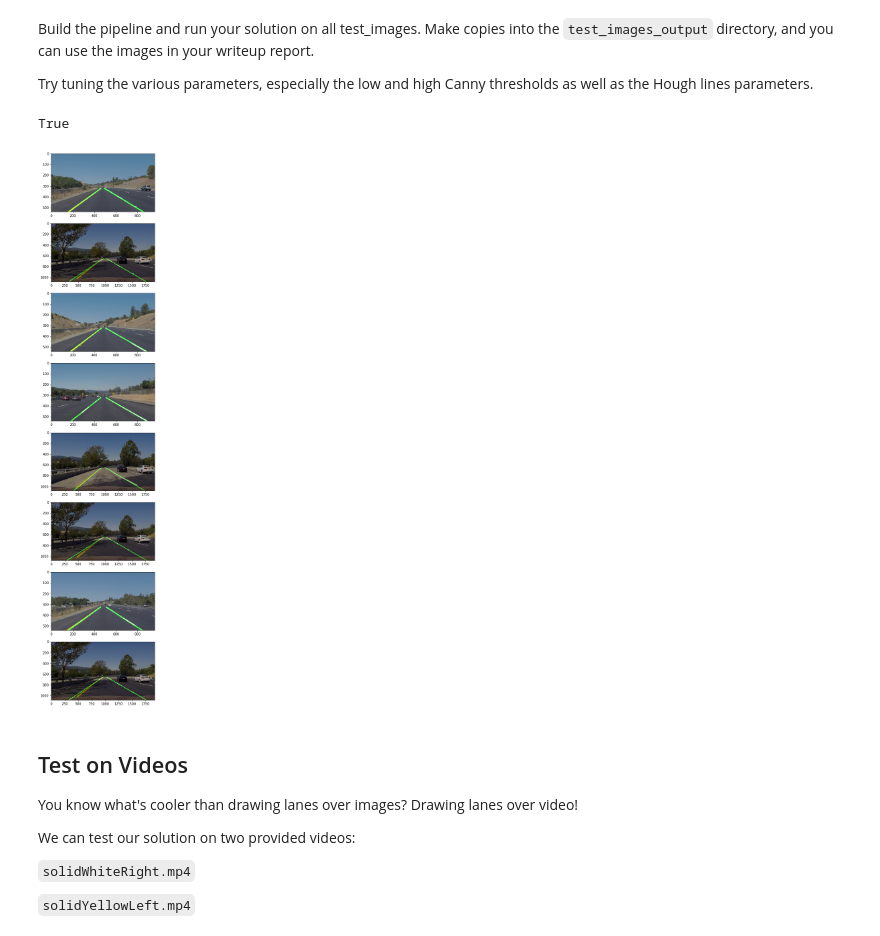
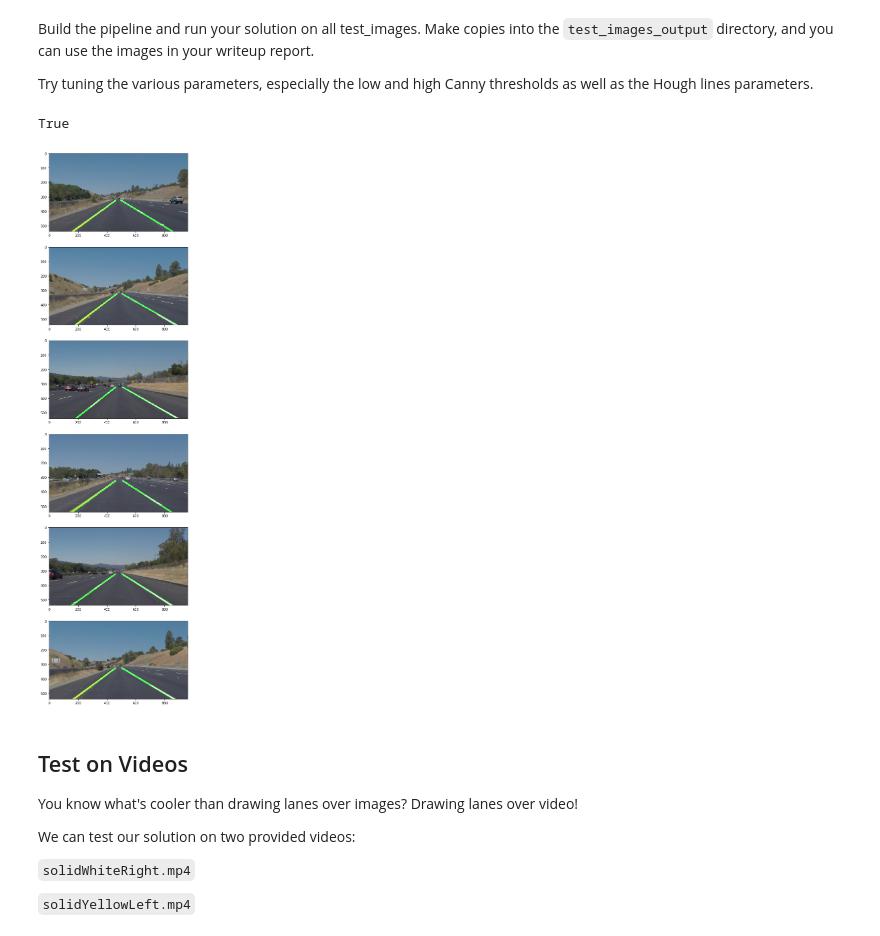
Before and after one commit to PedroHRPBS/CarND-LaneLines-P1, a Jupyter notebook: P1.ipynb, the cells around one changed output. Saved outputs shown, nothing was run; the diff lists cells and outputs as text; code cells hidden in the pictures.

```diff
--- a/P1.ipynb
+++ b/P1.ipynb
@@ -288,26 +285,26 @@ def pipeline(img):
 # %%
 raw_imgs = os.listdir("test_images/")
 image = []
-num_img = 8
+num_img = 6
 for i in range(0, num_img):
     image.append(mpimg.imread('test_images/'+raw_imgs[i]))
 
 fig=plt.figure(figsize=(30, 30))
 img_lanes = []
 for i in range(0, num_img):
     fig.add_subplot(num_img, 1, i+1)
     img_lanes.append(pipeline(image[i]))
     plt.imshow(img_lanes[i])
 
 cv2.imwrite("test_images_output/solidYellowCurve_lanes_highlight.jpg", cv2.cvtColor(img_lanes[0], cv2.COLOR_RGB2BGR))
-cv2.imwrite("test_images_output/whiteCarLaneSwitch_lanes_highlight.jpg", img_lanes[1])
-cv2.imwrite("test_images_output/solidWhiteCurve_lanes_highlight.jpg", img_lanes[2])
-cv2.imwrite("test_images_output/solidYellowLeft_lanes_highlight.jpg", img_lanes[3])
-cv2.imwrite("test_images_output/solidWhiteRight_lanes_highlight.jpg", img_lanes[4])
-cv2.imwrite("test_images_output/solidYellowCurve2_lanes_highlight.jpg", img_lanes[5])
+cv2.imwrite("test_images_output/whiteCarLaneSwitch_lanes_highlight.jpg", cv2.cvtColor(img_lanes[1], cv2.COLOR_RGB2BGR))
+cv2.imwrite("test_images_output/solidWhiteCurve_lanes_highlight.jpg", cv2.cvtColor(img_lanes[2], cv2.COLOR_RGB2BGR))
+cv2.imwrite("test_images_output/solidYellowLeft_lanes_highlight.jpg", cv2.cvtColor(img_lanes[3], cv2.COLOR_RGB2BGR))
+cv2.imwrite("test_images_output/solidWhiteRight_lanes_highlight.jpg", cv2.cvtColor(img_lanes[4], cv2.COLOR_RGB2BGR))
+cv2.imwrite("test_images_output/solidYellowCurve2_lanes_highlight.jpg", cv2.cvtColor(img_lanes[5], cv2.COLOR_RGB2BGR))
 # %% [output]
 True
-[figure, old version]
+[figure, new version]
 # %% [markdown]
 ## Test on Videos
 
```
Also changed, not shown: parts of 8 cells of this notebook, 1 other file.
